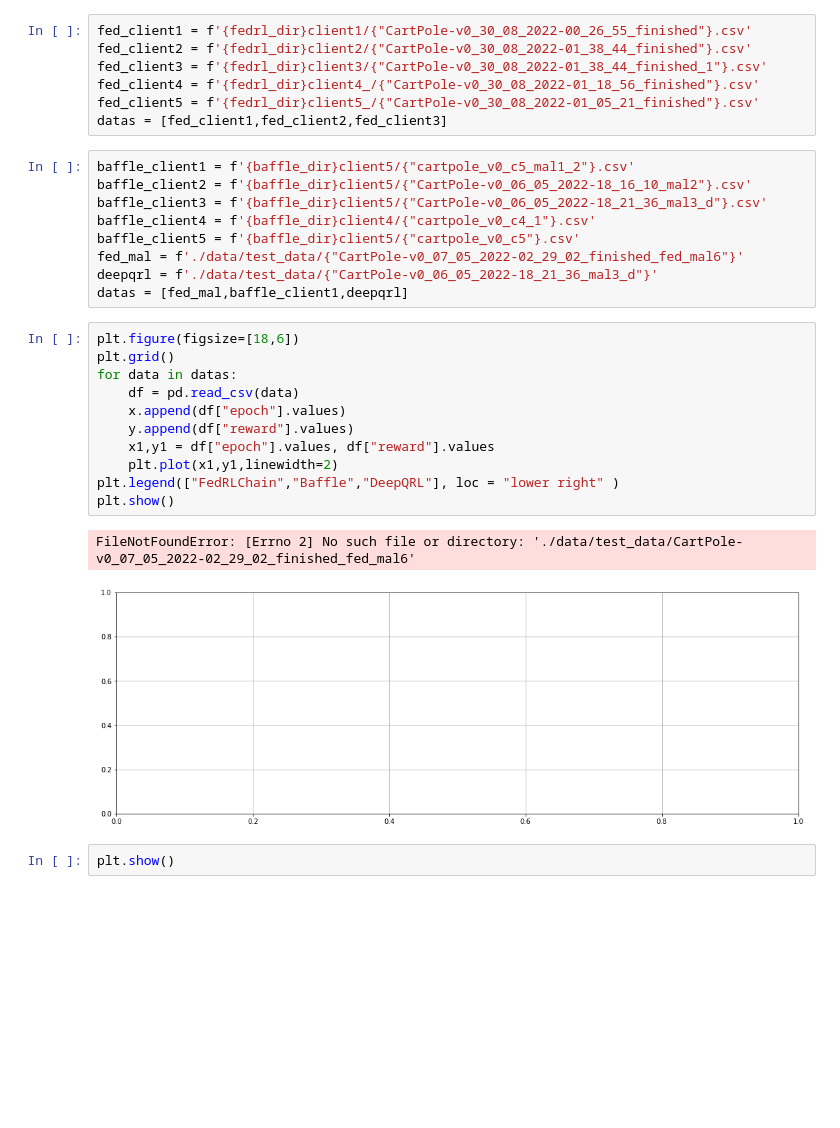
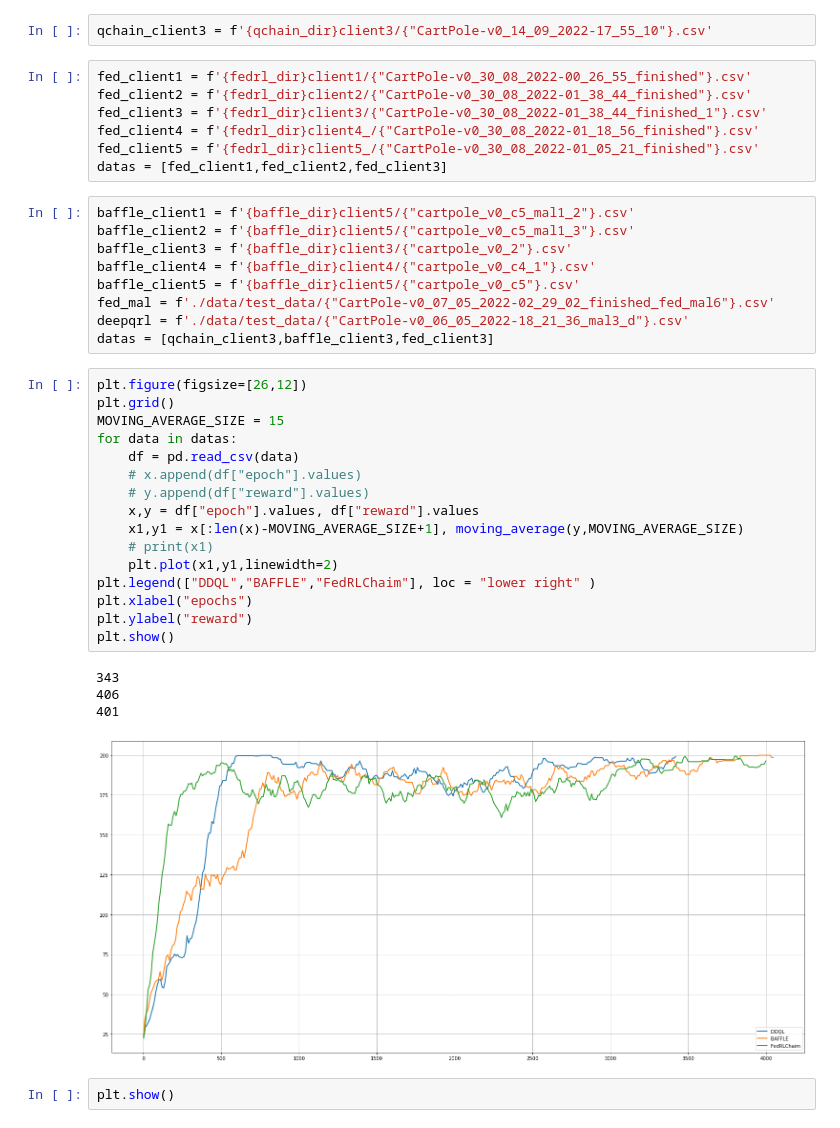
Before and after one commit to sujit880/Plotting_Graphs, a Jupyter notebook: plotting_line_graph_from_csvdata_mal.ipynb, the cells around one changed output. Drawn from its saved outputs; the diff is of its cells as text; blank space fills up the shorter version.

```diff
--- a/plotting_line_graph_from_csvdata_mal.ipynb
+++ b/plotting_line_graph_from_csvdata_mal.ipynb
@@ -9,6 +31,8 @@ fedrl_dir = f'./data/test_data/FedRLChain/'
 # %%
 x=[]
 y=[]
+# %%
+qchain_client3 = f'{qchain_dir}client3/{"CartPole-v0_14_09_2022-17_55_10"}.csv'
 # %%
 fed_client1 = f'{fedrl_dir}client1/{"CartPole-v0_30_08_2022-00_26_55_finished"}.csv'
 fed_client2 = f'{fedrl_dir}client2/{"CartPole-v0_30_08_2022-01_38_44_finished"}.csv'
@@ -18,27 +42,34 @@ fed_client5 = f'{fedrl_dir}client5_/{"CartPole-v0_30_08_2022-01_05_21_finished"}
 datas = [fed_client1,fed_client2,fed_client3]
 # %%
 baffle_client1 = f'{baffle_dir}client5/{"cartpole_v0_c5_mal1_2"}.csv'
-baffle_client2 = f'{baffle_dir}client5/{"CartPole-v0_06_05_2022-18_16_10_mal2"}.csv'
-baffle_client3 = f'{baffle_dir}client5/{"CartPole-v0_06_05_2022-18_21_36_mal3_d"}.csv'
+baffle_client2 = f'{baffle_dir}client5/{"cartpole_v0_c5_mal1_3"}.csv'
+baffle_client3 = f'{baffle_dir}client3/{"cartpole_v0_2"}.csv'
 baffle_client4 = f'{baffle_dir}client4/{"cartpole_v0_c4_1"}.csv'
 baffle_client5 = f'{baffle_dir}client5/{"cartpole_v0_c5"}.csv'
-fed_mal = f'./data/test_data/{"CartPole-v0_07_05_2022-02_29_02_finished_fed_mal6"}'
-deepqrl = f'./data/test_data/{"CartPole-v0_06_05_2022-18_21_36_mal3_d"}'
-datas = [fed_mal,baffle_client1,deepqrl]
+fed_mal = f'./data/test_data/{"CartPole-v0_07_05_2022-02_29_02_finished_fed_mal6"}.csv'
+deepqrl = f'./data/test_data/{"CartPole-v0_06_05_2022-18_21_36_mal3_d"}.csv'
+datas = [qchain_client3,baffle_client3,fed_client3]
 # %%
-plt.figure(figsize=[18,6])
+plt.figure(figsize=[26,12])
 plt.grid()
+MOVING_AVERAGE_SIZE = 15
 for data in datas:
     df = pd.read_csv(data)
-    x.append(df["epoch"].values)
-    y.append(df["reward"].values)
-    x1,y1 = df["epoch"].values, df["reward"].values
+    # x.append(df["epoch"].values)
+    # y.append(df["reward"].values)
+    x,y = df["epoch"].values, df["reward"].values
+    x1,y1 = x[:len(x)-MOVING_AVERAGE_SIZE+1], moving_average(y,MOVING_AVERAGE_SIZE)
+    # print(x1)
     plt.plot(x1,y1,linewidth=2)
-plt.legend(["FedRLChain","Baffle","DeepQRL"], loc = "lower right" )
+plt.legend(["DDQL","BAFFLE","FedRLChaim"], loc = "lower right" )
+plt.xlabel("epochs")
+plt.ylabel("reward")
 plt.show()
 # %% [output]
-FileNotFoundError: [Errno 2] No such file or directory: './data/test_data/CartPole-v0_07_05_2022-02_29_02_finished_fed_mal6'
+343
+406
+401
-[figure, old version]
+[figure, new version]
 # %%
 plt.show()
 # %%
```
Also changed, not shown: parts of 4 cells of this notebook, 1 other file.
